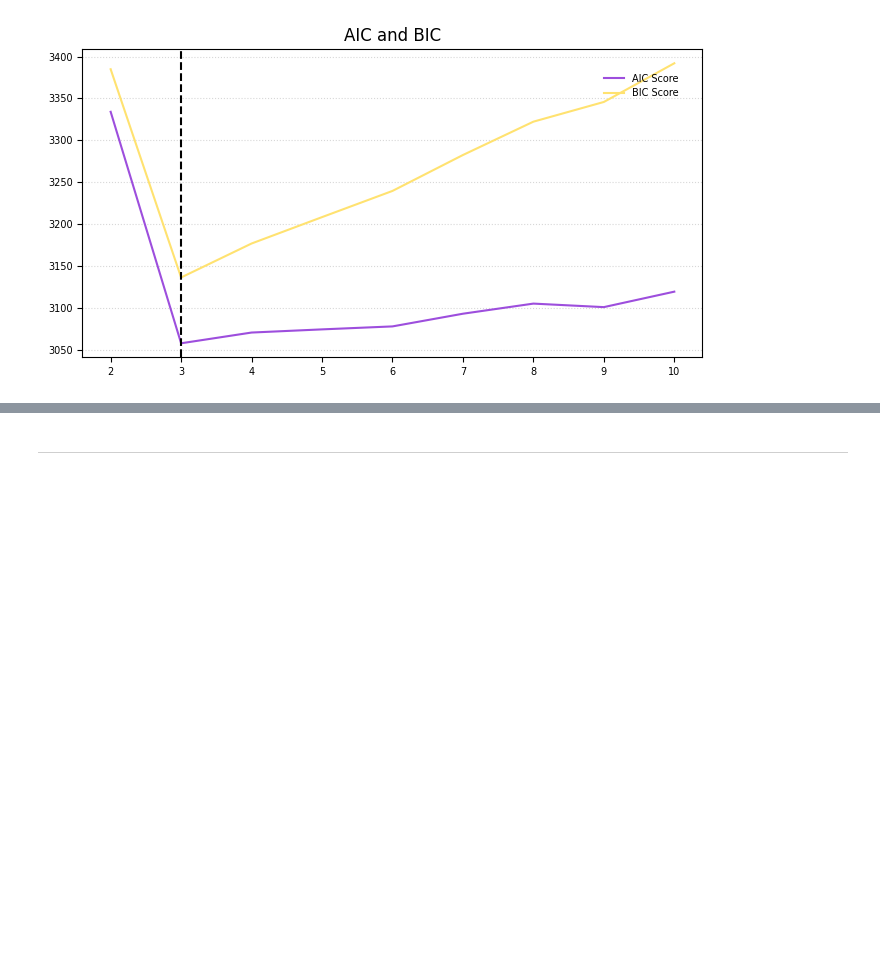
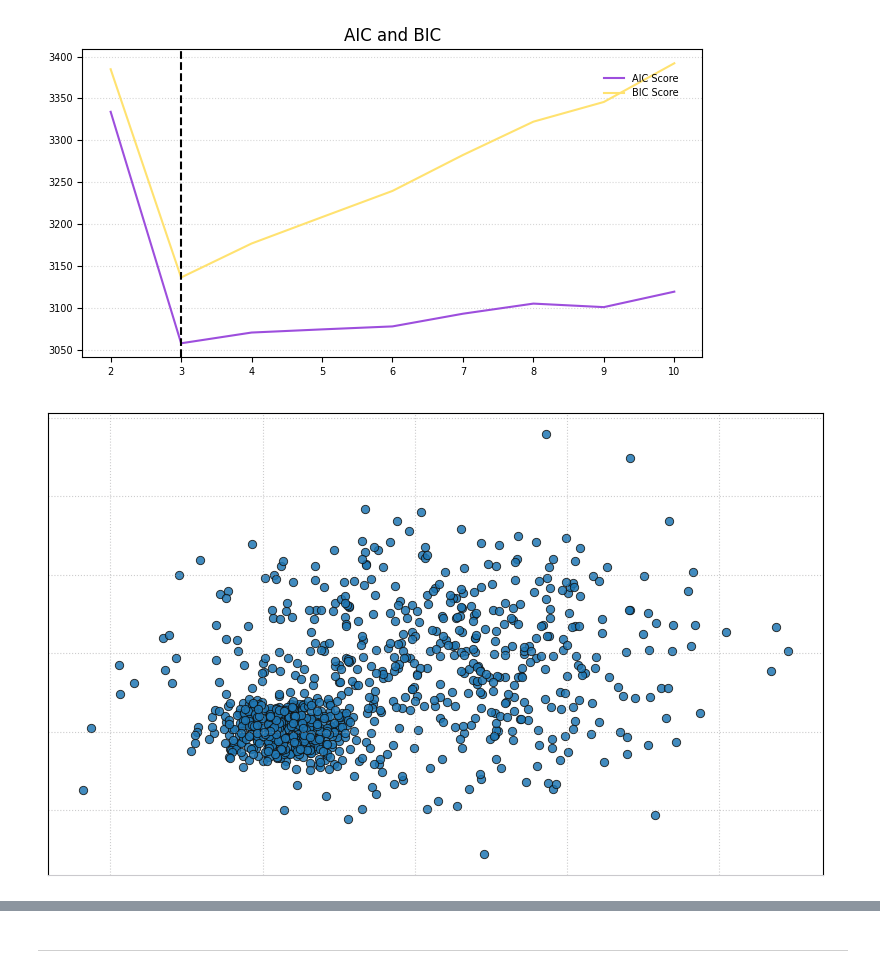
Before and after one commit to DandiMahendris/Gaussian-mixture-from-scratch, a Jupyter notebook: test.ipynb, the cells around one changed output, grey strips where cells are left out. Saved outputs shown, nothing was run; the diff lists cells and outputs as text; code cells hidden in the pictures; blank space fills up the shorter version.

```diff
--- a/test.ipynb
+++ b/test.ipynb
@@ -74,6 +67,16 @@ ax.axvline(x=3, linestyle='dashed', color='k')
 plt.show()
 # %% [output]
 [figure]
+# %%
+fig, ax = plt.subplots(figsize=(10, 6))
+ax.scatter(x=X[:, 0], y=X[:, 1], **scatter_style)
+
+ax.grid(axis='both', alpha=0.5, color='#9B9A9C', linestyle='dotted')
+ax.tick_params(left=False, right=False , labelleft=False , labelbottom=False, bottom=False)
+ax.spines['bottom'].set_visible(True)
+ax.spines['bottom'].set_color('#CAC9CD')
+# %% [output]
+[figure, added]
 # %%
 import matplotlib.pyplot as plt
 
```
Also changed, not shown: parts of 55 cells of this notebook, 2 other files.
